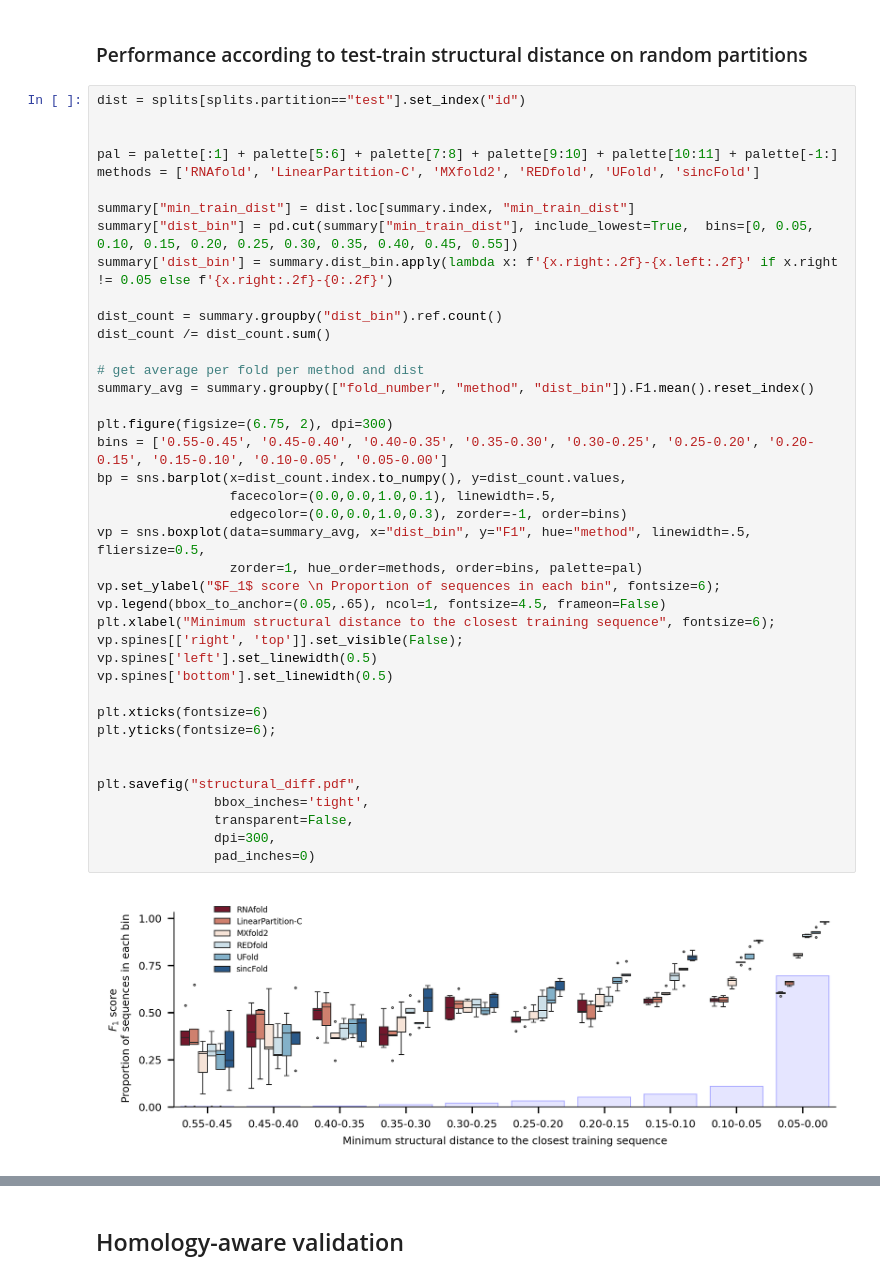
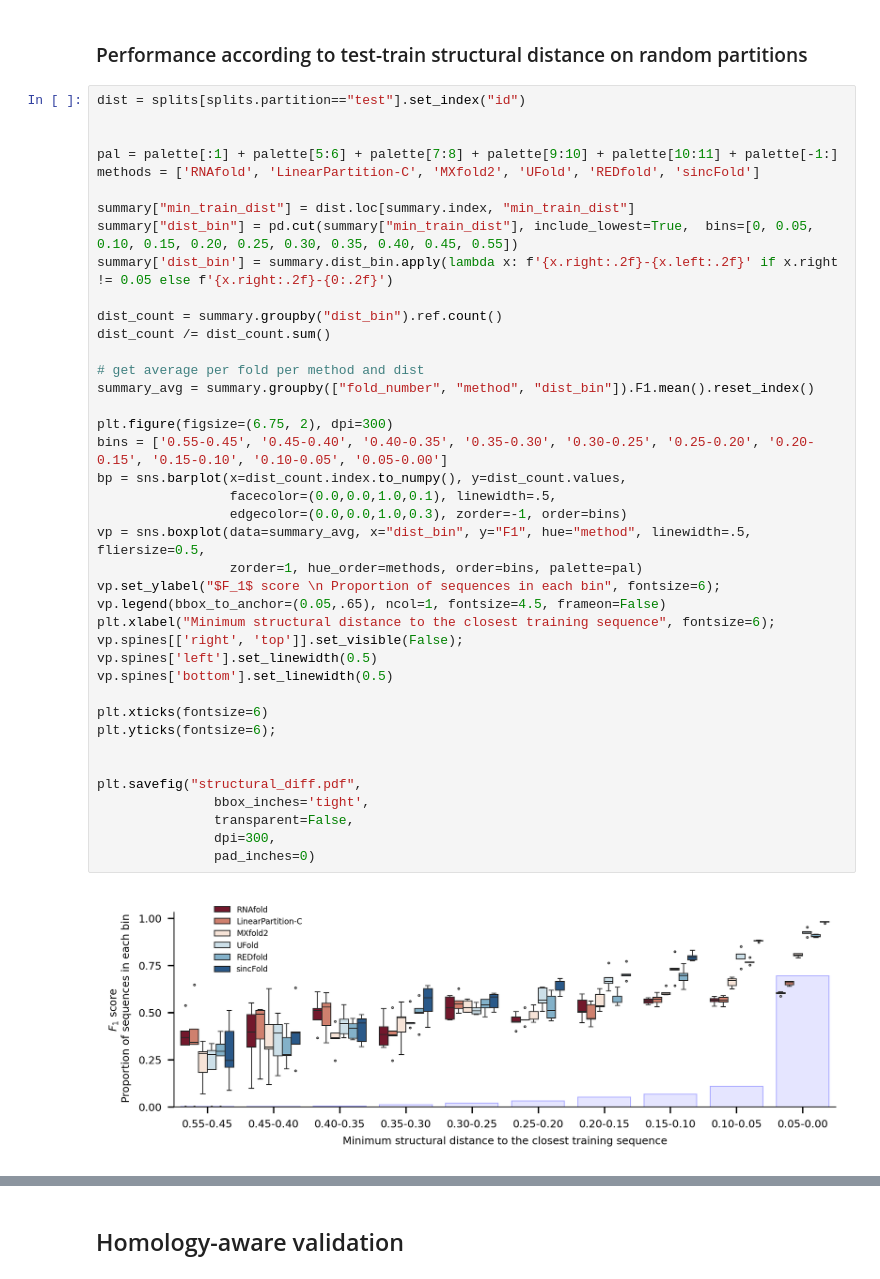
Before and after one commit to sinc-lab/sincFold, a Jupyter notebook: results/summary.ipynb, the cells around one changed output, grey strips where cells are left out. Cells and saved outputs as stored; diff of their text form.

Commit message:
fix plots

```diff
--- a/results/summary.ipynb
+++ b/results/summary.ipynb
@@ -254,7 +254,7 @@ dist = splits[splits.partition=="test"].set_index("id")
 
 
 pal = palette[:1] + palette[5:6] + palette[7:8] + palette[9:10] + palette[10:11] + palette[-1:]
-methods = ['RNAfold', 'LinearPartition-C', 'MXfold2', 'REDfold', 'UFold', 'sincFold']
+methods = ['RNAfold', 'LinearPartition-C', 'MXfold2', 'UFold', 'REDfold', 'sincFold']
 
 summary["min_train_dist"] = dist.loc[summary.index, "min_train_dist"]
 summary["dist_bin"] = pd.cut(summary["min_train_dist"], include_lowest=True,  bins=[0, 0.05, 0.10, 0.15, 0.20, 0.25, 0.30, 0.35, 0.40, 0.45, 0.55])
@@ -263,34 +263,34 @@ summary['dist_bin'] = summary.dist_bin.apply(lambda x: f'{x.right:.2f}-{x.left:.
 dist_count = summary.groupby("dist_bin").ref.count()
 dist_count /= dist_count.sum()
 
 # get average per fold per method and dist
 summary_avg = summary.groupby(["fold_number", "method", "dist_bin"]).F1.mean().reset_index()
 
 plt.figure(figsize=(6.75, 2), dpi=300)
 bins = ['0.55-0.45', '0.45-0.40', '0.40-0.35', '0.35-0.30', '0.30-0.25', '0.25-0.20', '0.20-0.15', '0.15-0.10', '0.10-0.05', '0.05-0.00']
 bp = sns.barplot(x=dist_count.index.to_numpy(), y=dist_count.values,
                  facecolor=(0.0,0.0,1.0,0.1), linewidth=.5,
                  edgecolor=(0.0,0.0,1.0,0.3), zorder=-1, order=bins)
 vp = sns.boxplot(data=summary_avg, x="dist_bin", y="F1", hue="method", linewidth=.5, fliersize=0.5,
                  zorder=1, hue_order=methods, order=bins, palette=pal)
 vp.set_ylabel("$F_1$ score \n Proportion of sequences in each bin", fontsize=6);
 vp.legend(bbox_to_anchor=(0.05,.65), ncol=1, fontsize=4.5, frameon=False)
 plt.xlabel("Minimum structural distance to the closest training sequence", fontsize=6);
 vp.spines[['right', 'top']].set_visible(False);
 vp.spines['left'].set_linewidth(0.5)
 vp.spines['bottom'].set_linewidth(0.5)
 
 plt.xticks(fontsize=6)
 plt.yticks(fontsize=6);
 
 
 plt.savefig("structural_diff.pdf",
                bbox_inches='tight',
                transparent=False,
                dpi=300,
                pad_inches=0)
 # %% [output]
-[figure, old version]
+[figure, new version]
 # %%
 summary["Length"] = dataset.loc[summary.index, "len"]
 summary["len_bin"] = pd.cut(summary["Length"], include_lowest=True,  bins=[0, 100, 200, 300, 400, 512])
```
Also changed, not shown: parts of 3 cells of this notebook.
